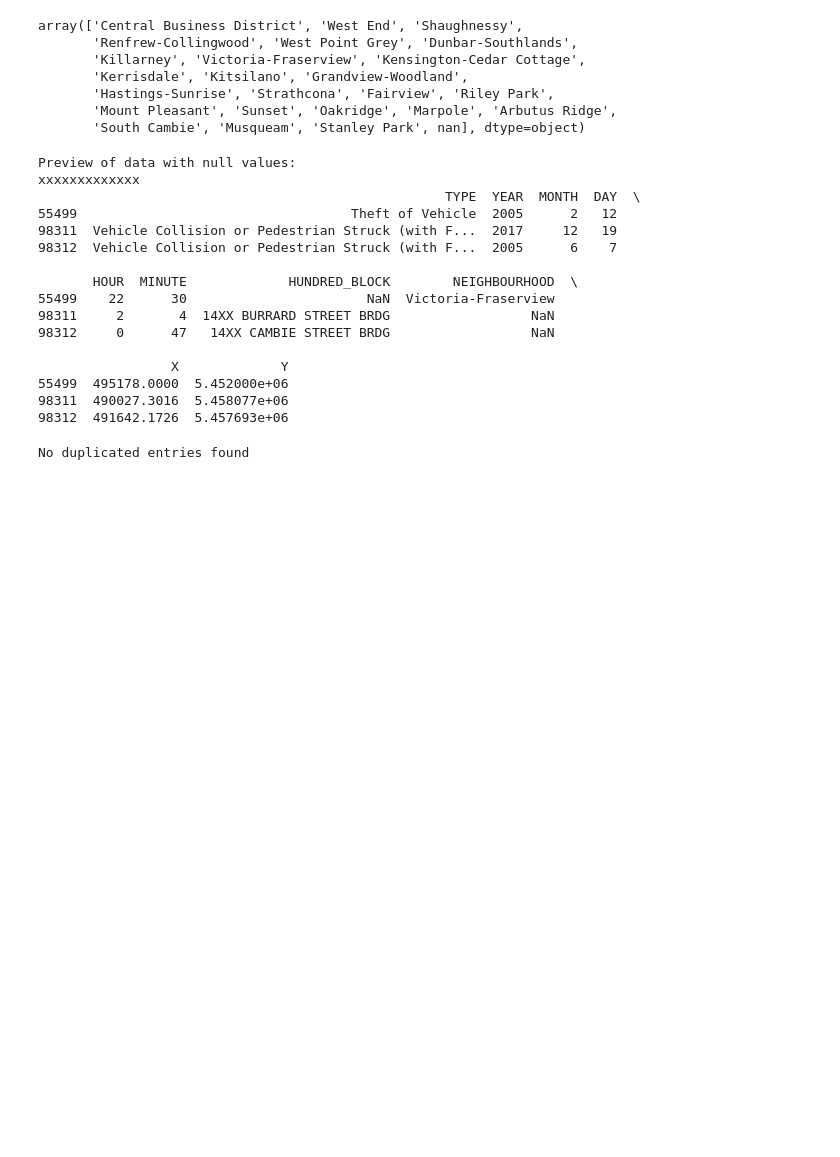
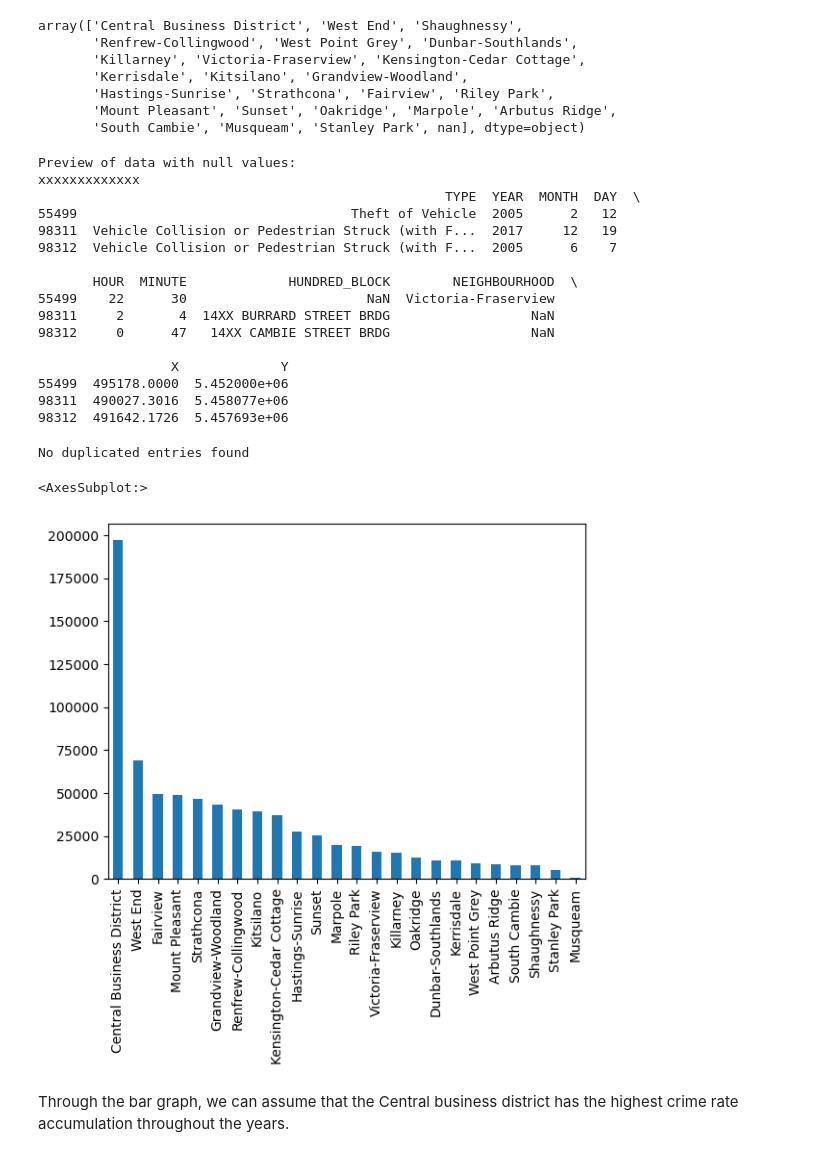
Before and after one commit to Lucadeverteuil/group11, a Jupyter notebook: notebooks/analysis3.ipynb, the cells around one changed output. Saved outputs shown, nothing was run; the diff lists cells and outputs as text; code cells hidden in the pictures; blank space fills up the shorter version.

```diff
--- a/notebooks/analysis3.ipynb
+++ b/notebooks/analysis3.ipynb
@@ -117,3 +122,11 @@ def categorical_eda(df):
         fig = sns.catplot(x=col, kind="count", data=df)
         fig.set_xticklabels(rotation=90)
         plt.show()
+# %%
+# Provides the visual representation of the frequency of crimes in each neighbourhood
+df['NEIGHBOURHOOD'].value_counts().plot(kind ='bar')
+# %% [output]
+<AxesSubplot:>
+[figure, added]
+# %% [markdown]
+Through the bar graph, we can assume that the Central business district has the highest crime rate accumulation throughout the years.
```
Also changed, not shown: parts of 5 cells of this notebook.
